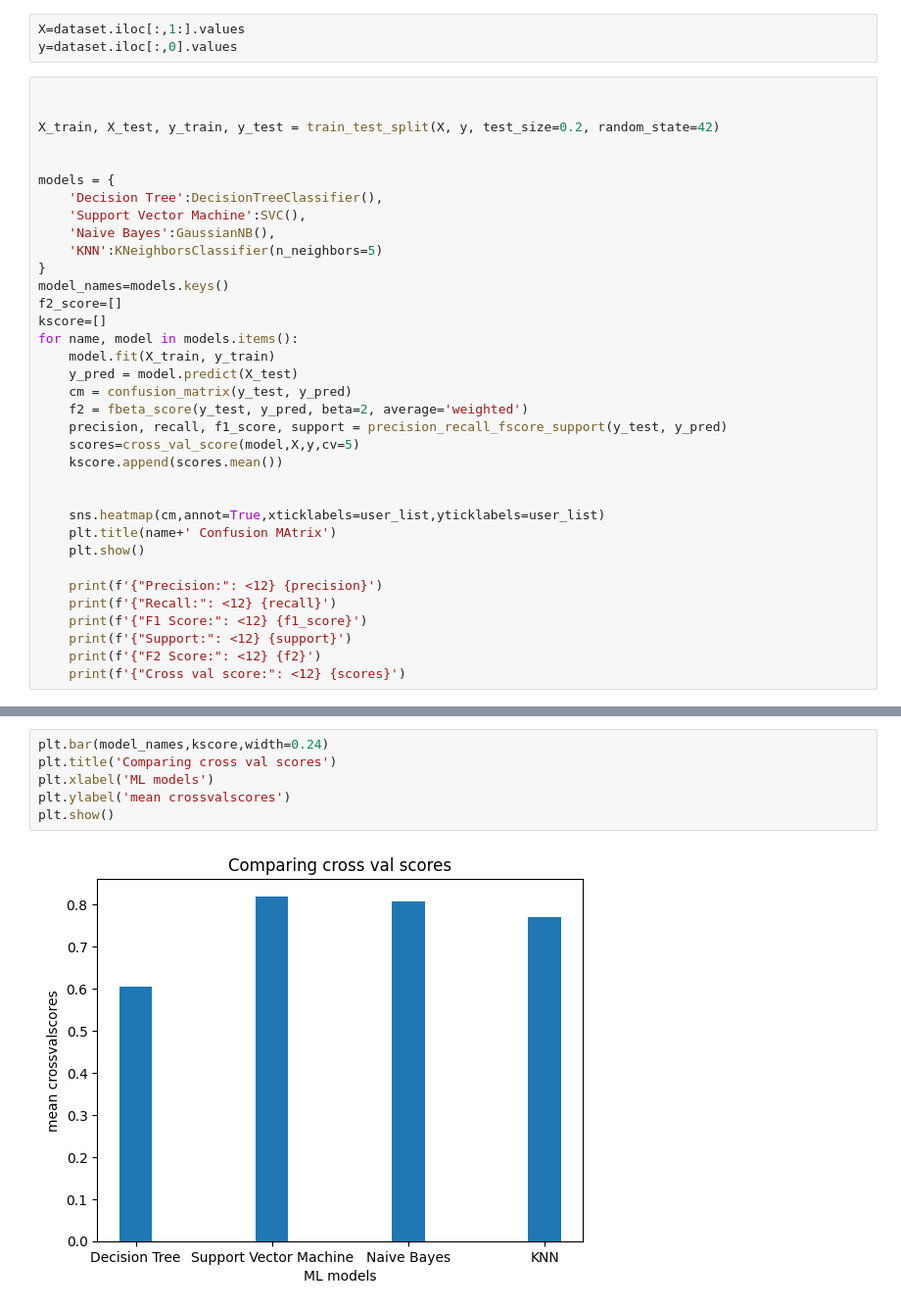
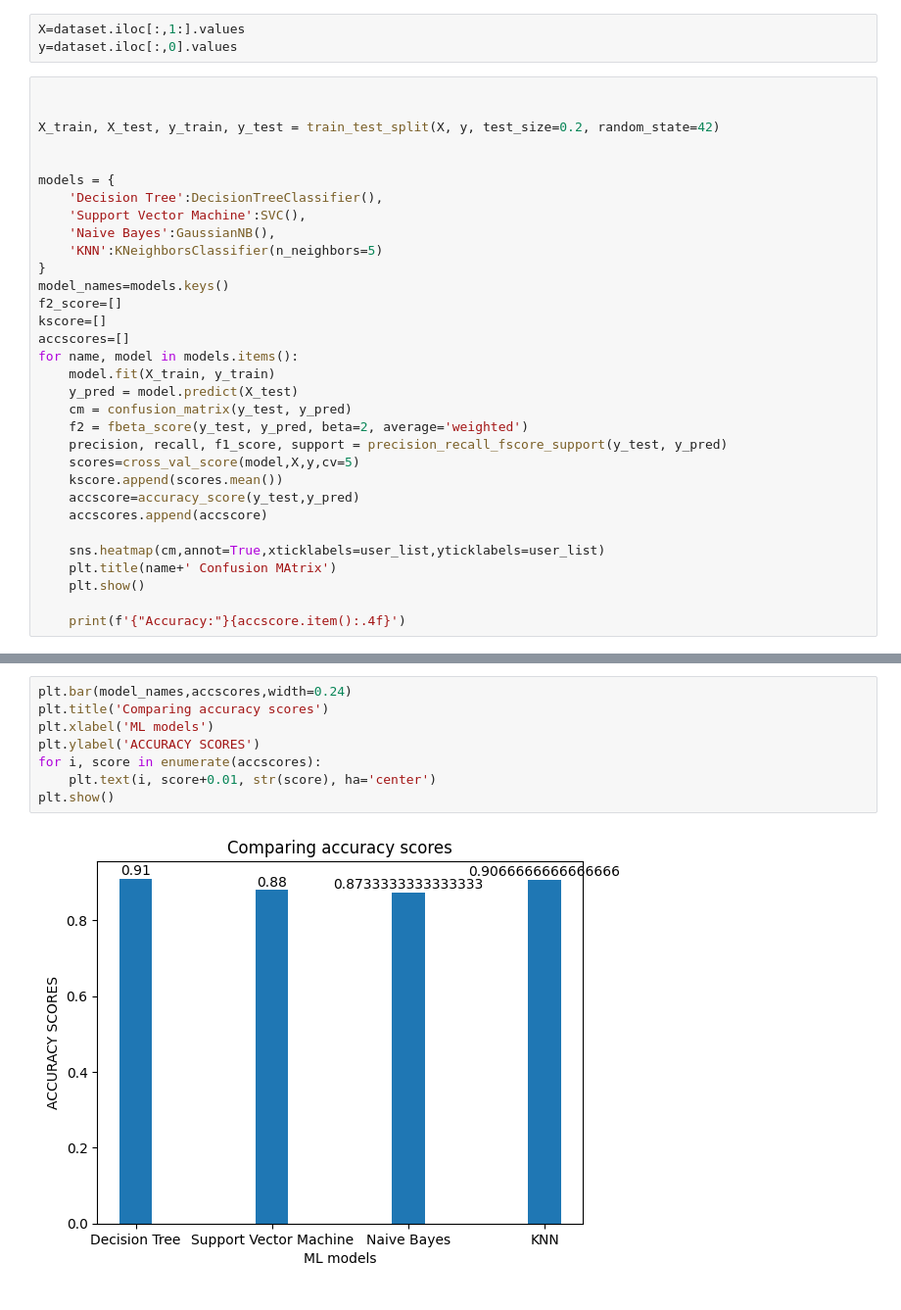
Before and after one commit to Suman56789/MLcourse-project, a Jupyter notebook: algorithms.ipynb, the cells around one changed output, grey strips where cells are left out. Shown: that part at 98% size. Cells and saved outputs as stored; diff of their text form.

Commit message:
Accuracy score added

```diff
--- a/algorithms.ipynb
+++ b/algorithms.ipynb
@@ -32,6 +32,7 @@ models = {
 model_names=models.keys()
 f2_score=[]
 kscore=[]
+accscores=[]
 for name, model in models.items():
     model.fit(X_train, y_train)
     y_pred = model.predict(X_test)
@@ -40,16 +41,12 @@ for name, model in models.items():
     precision, recall, f1_score, support = precision_recall_fscore_support(y_test, y_pred)
     scores=cross_val_score(model,X,y,cv=5)
     kscore.append(scores.mean())
-
+    accscore=accuracy_score(y_test,y_pred)
+    accscores.append(accscore)
 
     sns.heatmap(cm,annot=True,xticklabels=user_list,yticklabels=user_list)
     plt.title(name+' Confusion MAtrix')
     plt.show()
 
-    print(f'{"Precision:": <12} {precision}')
-    print(f'{"Recall:": <12} {recall}')
-    print(f'{"F1 Score:": <12} {f1_score}')
-    print(f'{"Support:": <12} {support}')
-    print(f'{"F2 Score:": <12} {f2}')
-    print(f'{"Cross val score:": <12} {scores}')
+    print(f'{"Accuracy:"}{accscore.item():.4f}')
 # %% [output]
@@ -84,8 +61,10 @@ Cross val score: [0.75       0.78666667 0.78       0.76333333 0.77333333]
 # %%
-plt.bar(model_names,kscore,width=0.24)
-plt.title('Comparing cross val scores')
+plt.bar(model_names,accscores,width=0.24)
+plt.title('Comparing accuracy scores')
 plt.xlabel('ML models')
-plt.ylabel('mean crossvalscores')
+plt.ylabel('ACCURACY SCORES')
+for i, score in enumerate(accscores):
+    plt.text(i, score+0.01, str(score), ha='center')
 plt.show()
 # %% [output]
-[figure, old version]
+[figure, new version]
```
Also changed, not shown: parts of 4 cells of this notebook.
